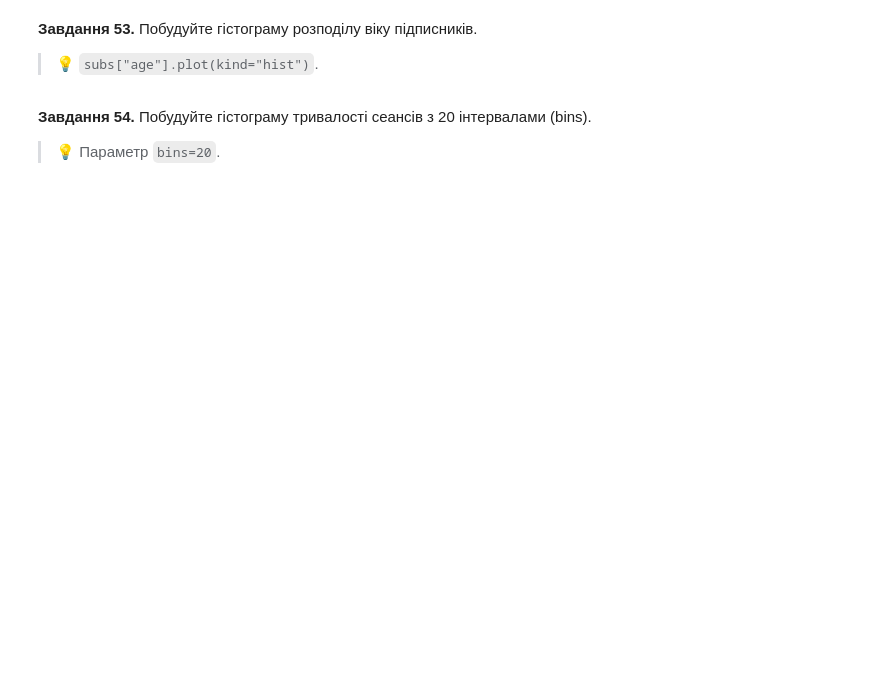
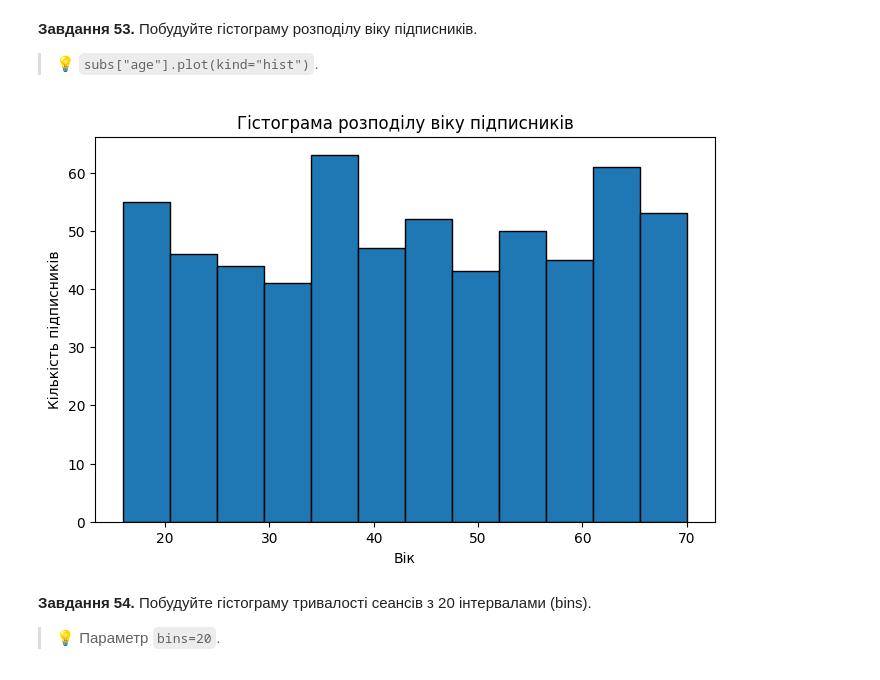
Before and after one commit to NadiiaIvashchuk/DTA_2026, a Jupyter notebook: classmade/pandas_viz_practice.ipynb, the cells around one changed output. Drawn from its saved outputs; the diff is of its cells as text; code cells hidden in the pictures; blank space fills up the shorter version.

```diff
--- a/classmade/pandas_viz_practice.ipynb
+++ b/classmade/pandas_viz_practice.ipynb
@@ -984,3 +998,13 @@ pandas вміє будувати швидкі графіки прямо з да
+# %%
+# Завдання 53:
+subs["age"].plot(kind="hist", bins=12, edgecolor='black', figsize=(8, 5))
+
+plt.title('Гістограма розподілу віку підписників')
+plt.xlabel('Вік')
+plt.ylabel('Кількість підписників')
+plt.show()
+# %% [output]
+[figure, added]
 # %% [markdown]
 **Завдання 54.** Побудуйте гістограму тривалості сеансів з 20 інтервалами (bins).
 
```
Also changed, not shown: parts of 31 cells of this notebook.
